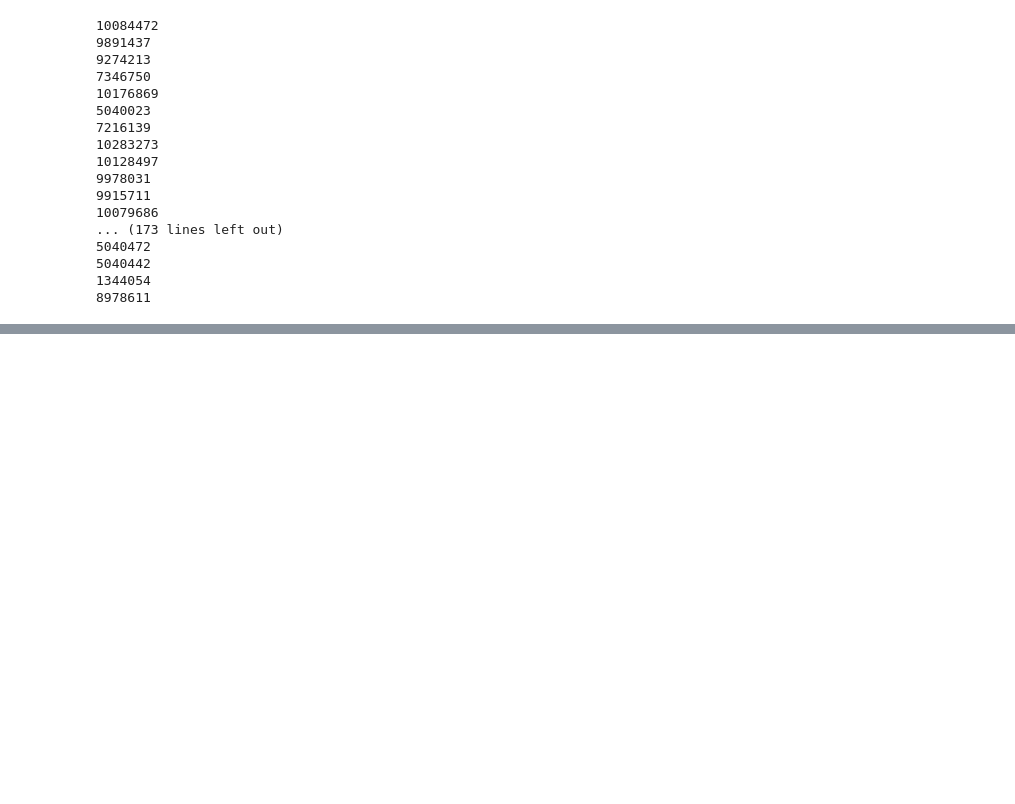
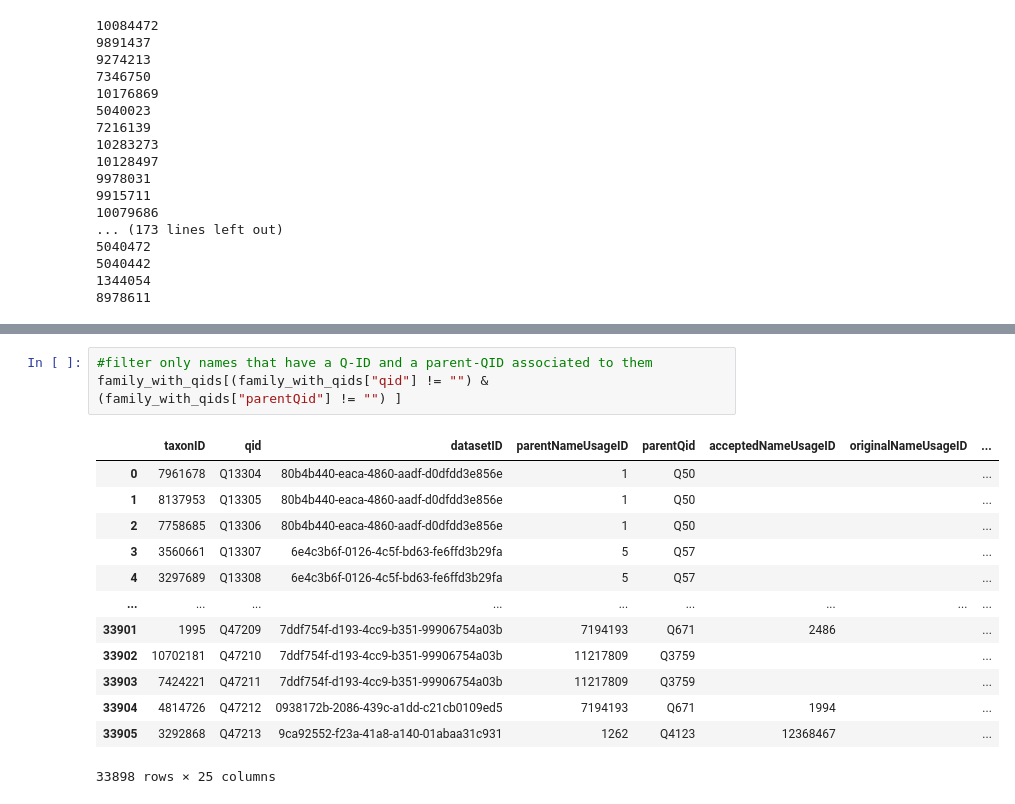
Before and after one commit to DavidFichtmueller/TRE-Import, a Jupyter notebook: TRE Taxonomic Backbone Import.ipynb, the cells around one changed output, grey strips where cells are left out. Cells and saved outputs as stored; diff of their text form; blank space fills up the shorter version.

```diff
--- a/TRE Taxonomic Backbone Import.ipynb
+++ b/TRE Taxonomic Backbone Import.ipynb
@@ -637,0 +1123,17 @@ importTaxonName(family,login_instance)
+# %%
+#filter only names that have a Q-ID and a parent-QID associated to them
+family_with_qids[(family_with_qids["qid"] != "") & (family_with_qids["parentQid"] != "") ]
+# %% [output]
+|  | taxonID | qid | datasetID | parentNameUsageID | parentQid | acceptedNameUsageID | originalNameUsageID | ... |
+| 0 | 7961678 | Q13304 | 80b4b440-eaca-4860-aadf-d0dfdd3e856e | 1 | Q50 |  |  | ... |
+| 1 | 8137953 | Q13305 | 80b4b440-eaca-4860-aadf-d0dfdd3e856e | 1 | Q50 |  |  | ... |
+| 2 | 7758685 | Q13306 | 80b4b440-eaca-4860-aadf-d0dfdd3e856e | 1 | Q50 |  |  | ... |
+| 3 | 3560661 | Q13307 | 6e4c3b6f-0126-4c5f-bd63-fe6ffd3b29fa | 5 | Q57 |  |  | ... |
+| 4 | 3297689 | Q13308 | 6e4c3b6f-0126-4c5f-bd63-fe6ffd3b29fa | 5 | Q57 |  |  | ... |
+| ... | ... | ... | ... | ... | ... | ... | ... | ... |
+| 33901 | 1995 | Q47209 | 7ddf754f-d193-4cc9-b351-99906754a03b | 7194193 | Q671 | 2486 |  | ... |
+| 33902 | 10702181 | Q47210 | 7ddf754f-d193-4cc9-b351-99906754a03b | 11217809 | Q3759 |  |  | ... |
+| 33903 | 7424221 | Q47211 | 7ddf754f-d193-4cc9-b351-99906754a03b | 11217809 | Q3759 |  |  | ... |
+| 33904 | 4814726 | Q47212 | 0938172b-2086-439c-a1dd-c21cb0109ed5 | 7194193 | Q671 | 1994 |  | ... |
+| 33905 | 3292868 | Q47213 | 9ca92552-f23a-41a8-a140-01abaa31c931 | 1262 | Q4123 | 12368467 |  | ... |
+33898 rows × 25 columns
```
Also changed, not shown: parts of 37 cells of this notebook.
